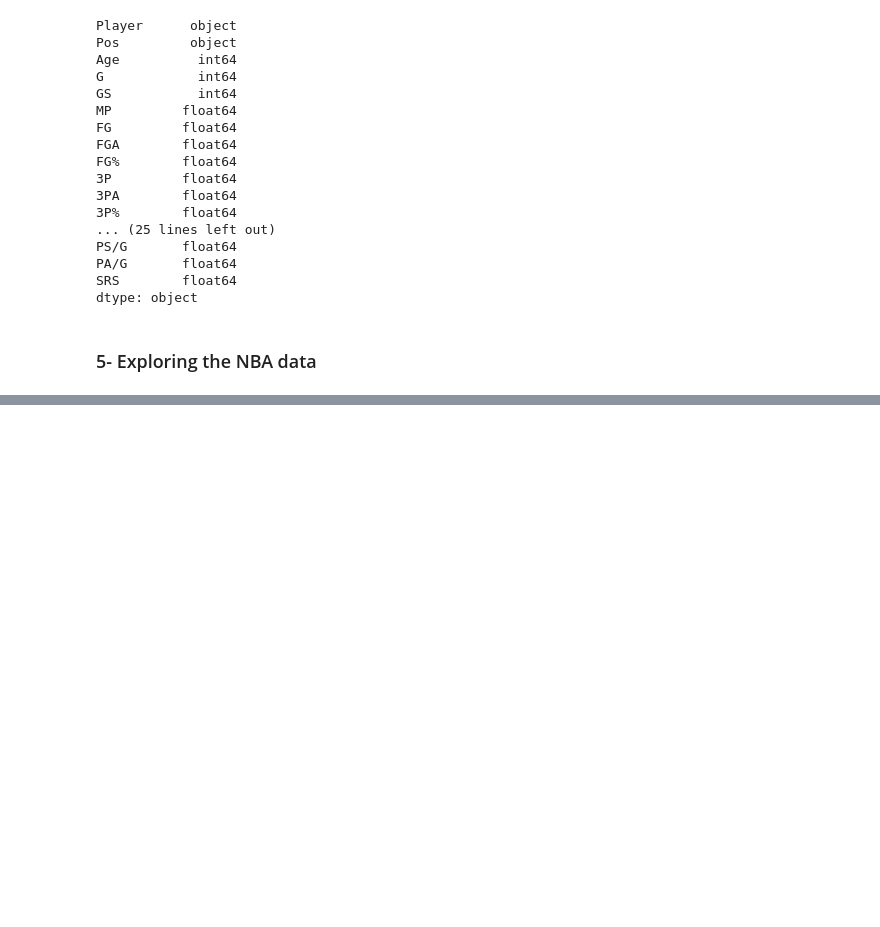
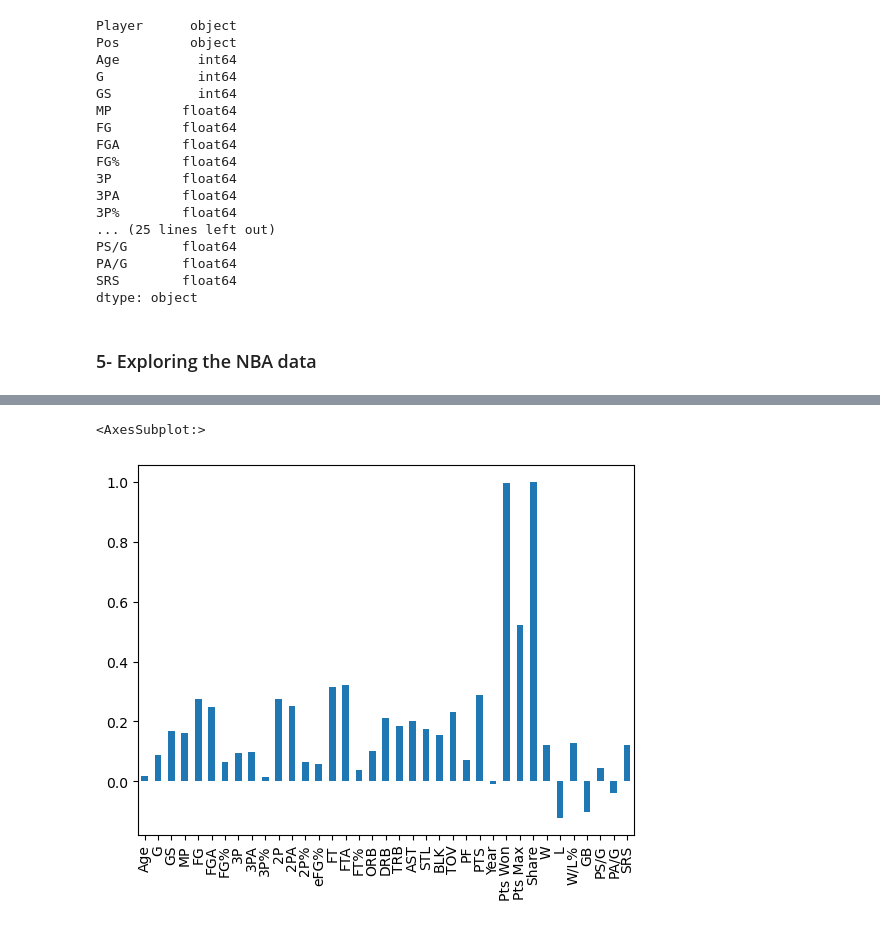
Before and after one commit to biad-iritie/DS-Project-MVP-NBA, a Jupyter notebook: index.ipynb, the cells around one changed output, grey strips where cells are left out. Drawn from its saved outputs; the diff is of its cells as text; code cells hidden in the pictures; blank space fills up the shorter version.

```diff
--- a/index.ipynb
+++ b/index.ipynb
@@ -520,0 +543,5 @@ stats.to_csv("players_mvp_stats.csv")
+# %%
+stats.corr()["Share"].plot.bar()
+# %% [output]
+<AxesSubplot:>
+[figure, added]
```
Also changed, not shown: parts of 4 cells of this notebook.
